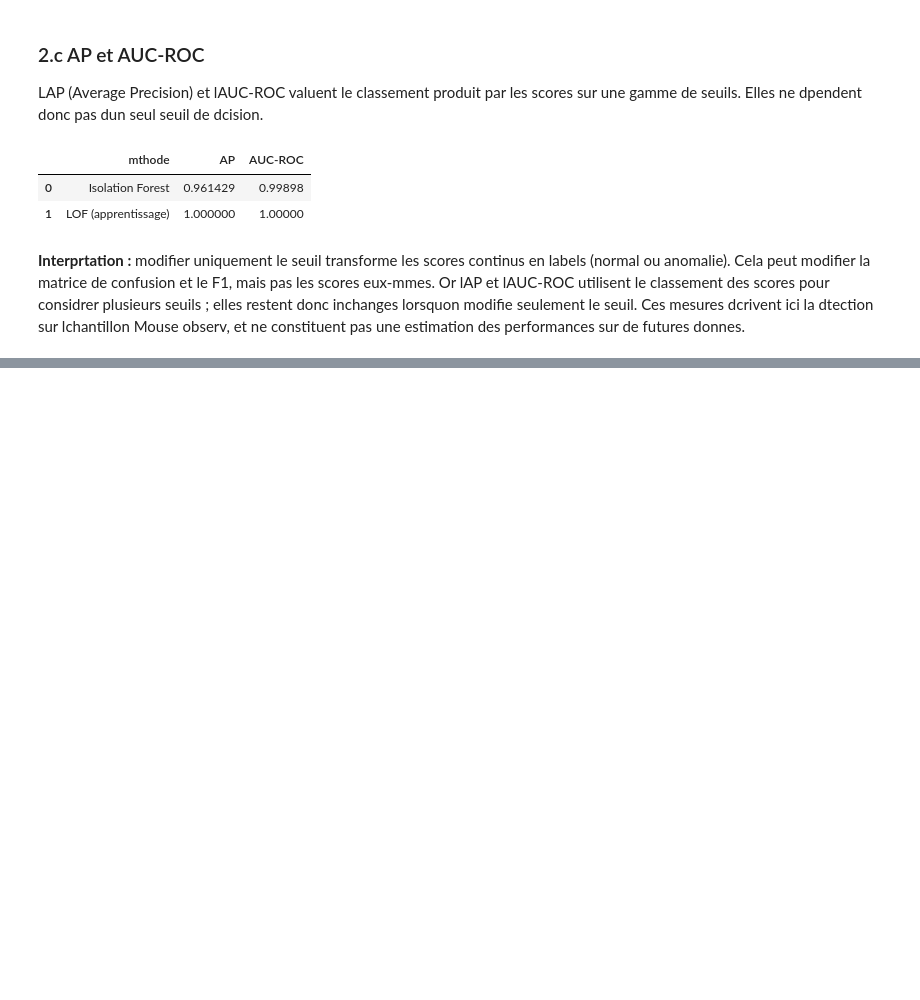
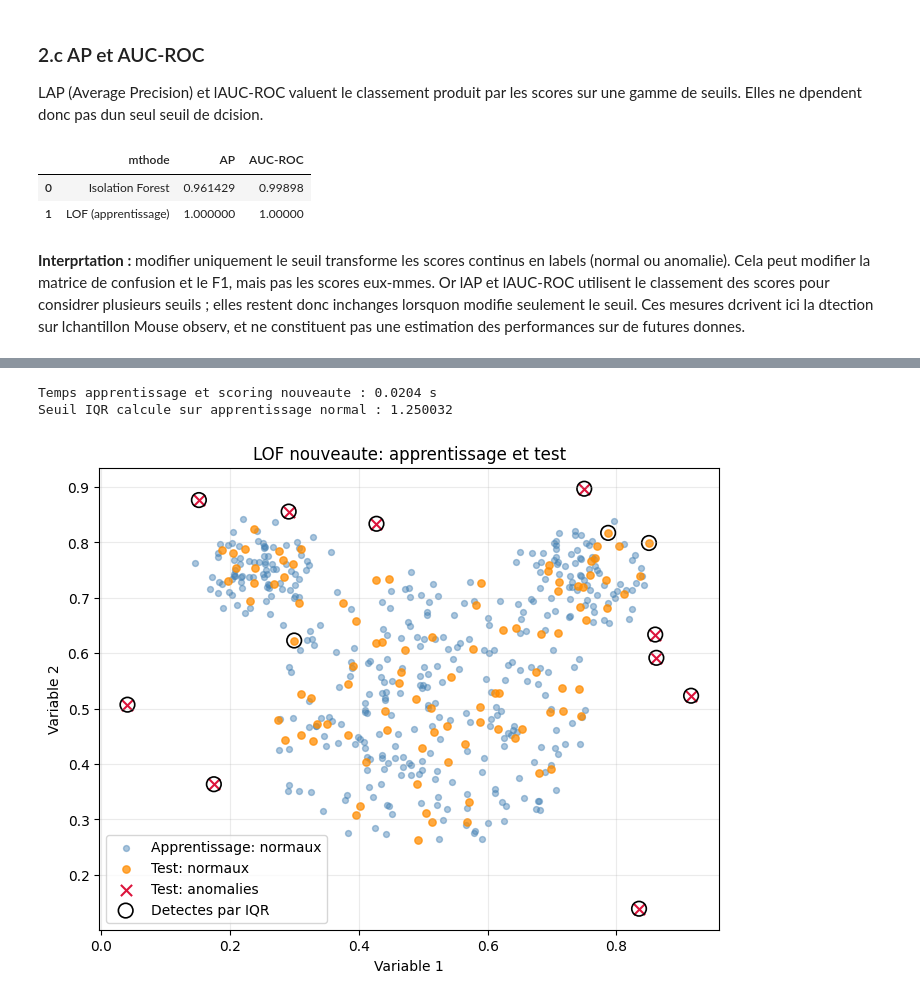
Before and after one commit to Youcef3131/D-tection-d-anomalies, a Jupyter notebook: code.ipynb, the cells around one changed output, grey strips where cells are left out. Cells and saved outputs as stored; diff of their text form; code cells hidden in the pictures; blank space fills up the shorter version.

```diff
--- a/code.ipynb
+++ b/code.ipynb
@@ -240,0 +273,51 @@ display(pd.DataFrame(ranking_results))
+# %%
+t0 = time.perf_counter()
+novelty_result = fit_lof_novelty_train_test(
+    X_novelty_train,
+    X_novelty_test,
+    n_neighbors=20,
+    iqr_multiplier=1.5,
+)
+novelty_elapsed = time.perf_counter() - t0
+
+novelty_train_scores = novelty_result["train_scores"]
+novelty_test_scores = novelty_result["test_scores"]
+novelty_threshold = novelty_result["threshold"]
+novelty_iqr_labels = novelty_result["iqr_labels"]
+novelty_default_labels = novelty_result["default_labels"]
+
+print(f"Temps apprentissage et scoring nouveaute : {novelty_elapsed:.4f} s")
+print(f"Seuil IQR calcule sur apprentissage normal : {novelty_threshold:.6f}")
+# %% [output]
+Temps apprentissage et scoring nouveaute : 0.0204 s
+Seuil IQR calcule sur apprentissage normal : 1.250032
+# %%
+fig, ax = plt.subplots(figsize=(8, 6))
+ax.scatter(
+    X_novelty_train[:, 0], X_novelty_train[:, 1],
+    s=18, alpha=0.45, color="steelblue", label="Apprentissage: normaux"
+)
+ax.scatter(
+    X_novelty_test[y_novelty_test == 0, 0],
+    X_novelty_test[y_novelty_test == 0, 1],
+    s=28, alpha=0.75, color="darkorange", label="Test: normaux"
+)
+ax.scatter(
+    X_novelty_test[y_novelty_test == 1, 0],
+    X_novelty_test[y_novelty_test == 1, 1],
+    s=65, marker="x", color="crimson", label="Test: anomalies"
+)
+ax.scatter(
+    X_novelty_test[novelty_iqr_labels == -1, 0],
+    X_novelty_test[novelty_iqr_labels == -1, 1],
+    s=110, facecolors="none", edgecolors="black", linewidths=1.2,
+    label="Detectes par IQR"
+)
+ax.set_title("LOF nouveaute: apprentissage et test")
+ax.set_xlabel("Variable 1")
+ax.set_ylabel("Variable 2")
+ax.grid(alpha=0.25)
+ax.legend()
+plt.show()
+# %% [output]
+[figure, added]
```
Also changed, not shown: parts of 7 cells of this notebook, 2 other files.
